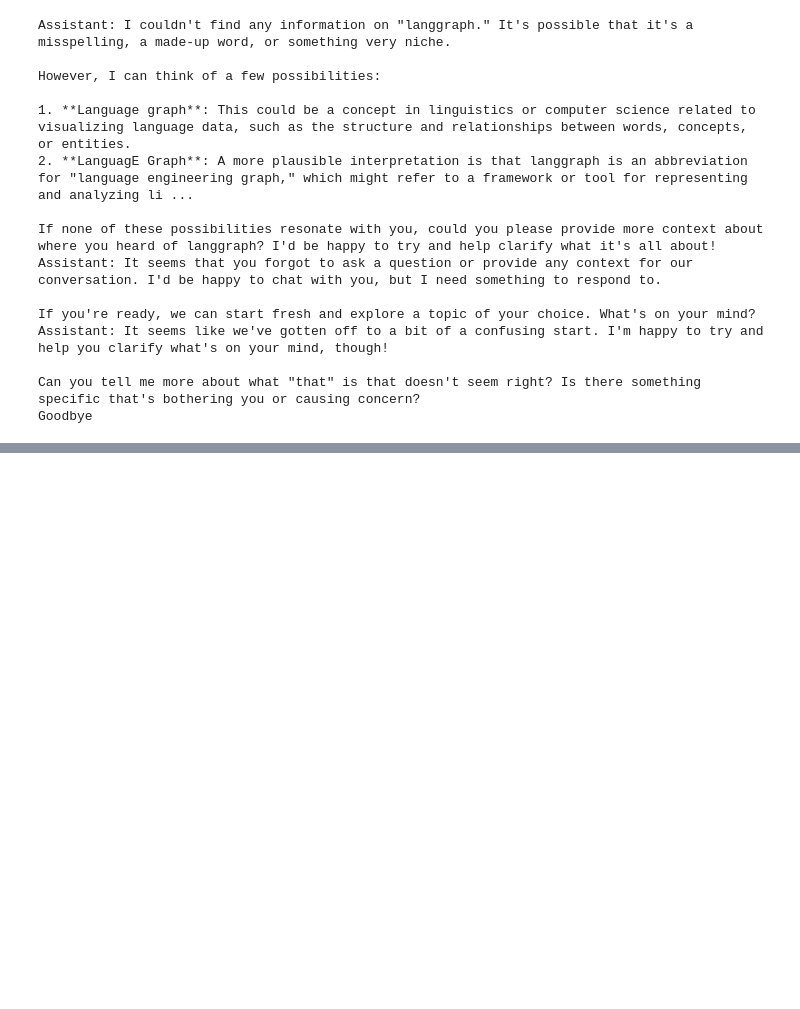
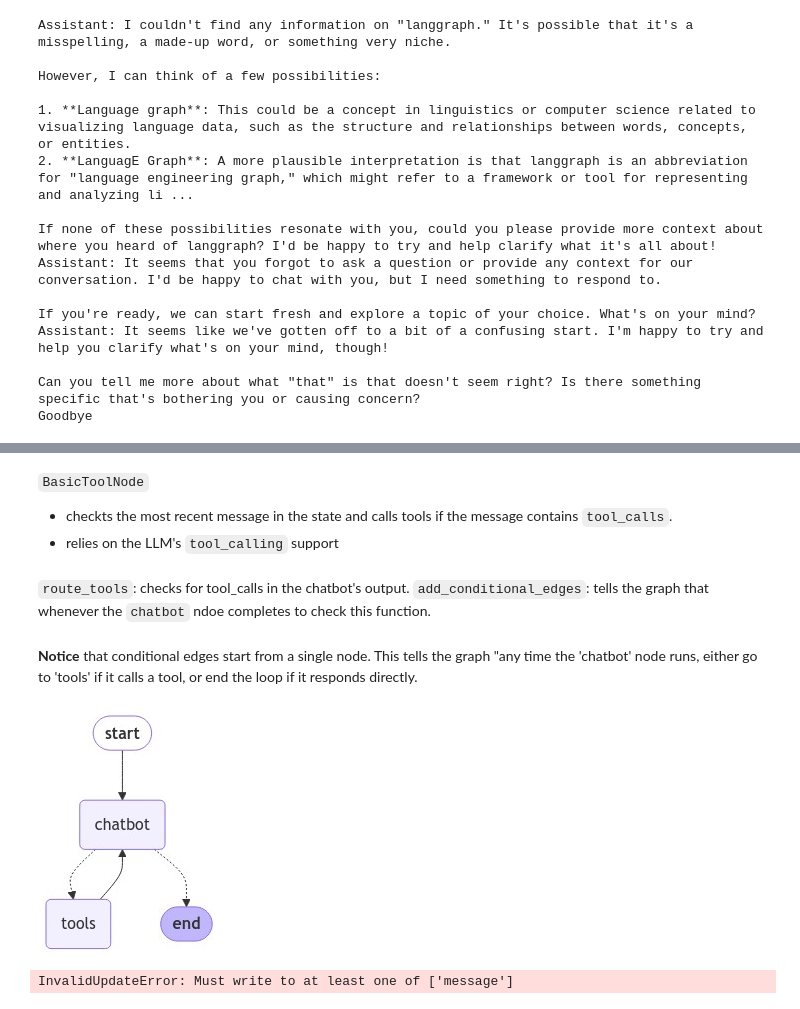
Before and after one commit to dkimds/llm-ops, a Jupyter notebook: chatbot-LangGraph.ipynb, the cells around one changed output, grey strips where cells are left out. Cells and saved outputs as stored; diff of their text form; code cells hidden in the pictures; blank space fills up the shorter version.

```diff
--- a/chatbot-LangGraph.ipynb
+++ b/chatbot-LangGraph.ipynb
@@ -102,0 +107,6 @@ Goodbye
+# %%
+from langchain_community.tools.tavily_search import TavilySearchResults
+
+tool = TavilySearchResults(max_results=2)
+tools = [tool]
+tool.invoke("What's a 'node' in LangGraph?")
@@ -102,0 +146,4 @@ Goodbye
+# %% [markdown]
+`BasicToolNode`
+- checkts the most recent message in the state and calls tools if the message contains `tool_calls`.
+- relies on the LLM's `tool_calling` support
@@ -102,0 +184,60 @@ Goodbye
+# %% [markdown]
+`route_tools`: checks for tool_calls in the chatbot's output.
+`add_conditional_edges`: tells the graph that whenever the `chatbot` ndoe completes to check this function.
+# %%
+from typing import Literal
+
+
+def route_tools(
+    state: State,
+) -> Literal["tools", "__end__"]:
+    """
+    Use in the conditional_edge to route to the ToolNode if the last message
+    has tool calls. Otherwise, route to the end.
+    """
+    if isinstance(state, list):
+        ai_message = state[-1]
+    elif messages := state.get("messages", []):
+        ai_message = messages[-1]
+    else:
+        raise ValueError(f"No messages found in input state to tool_edge: {state}")
+    if hasattr(ai_message, "tool_calls") and len(ai_message.tool_calls) > 0:
+        return "tools"
+    return "__end__"
+
+
+graph_builder.add_conditional_edges(
+    "chatbot",
+    route_tools,
+    {"tools": "tools", "__end__": "__end__"},
+)
+# Any time a tool is called, we return to the chatbot to decide the next step
+graph_builder.add_edge("tools", "chatbot")
+graph_builder.add_edge(START, "chatbot")
+graph = graph_builder.compile()
+# %% [markdown]
+**Notice** that conditional edges start from a single node. This tells the graph "any time the 'chatbot' node runs, either go to 'tools' if it calls a tool, or end the loop if it responds directly.
+# %%
+from IPython.display import Image, display
+
+try:
+    display(Image(graph.get_graph().draw_mermaid_png()))
+except Exception:
+    # This requires some extra dependencies and is optional
+    pass
+# %% [output]
+[figure, added]
+# %%
+from langchain_core.messages import BaseMessage
+
+while True:
+    user_input = input("User: ")
+    if user_input.lower() in ["quit", "exit", "q"]:
+        print("Goodbye!")
+        break
+    for event in graph.stream({"messages": [("user", user_input)]}):
+        for value in event.values():
+            if isinstance(value["messages"][-1], BaseMessage):
+                print("Assistant:", value["messages"][-1].content)
+# %% [output]
+InvalidUpdateError: Must write to at least one of ['message']
```
Also changed, not shown: parts of 6 cells of this notebook.
